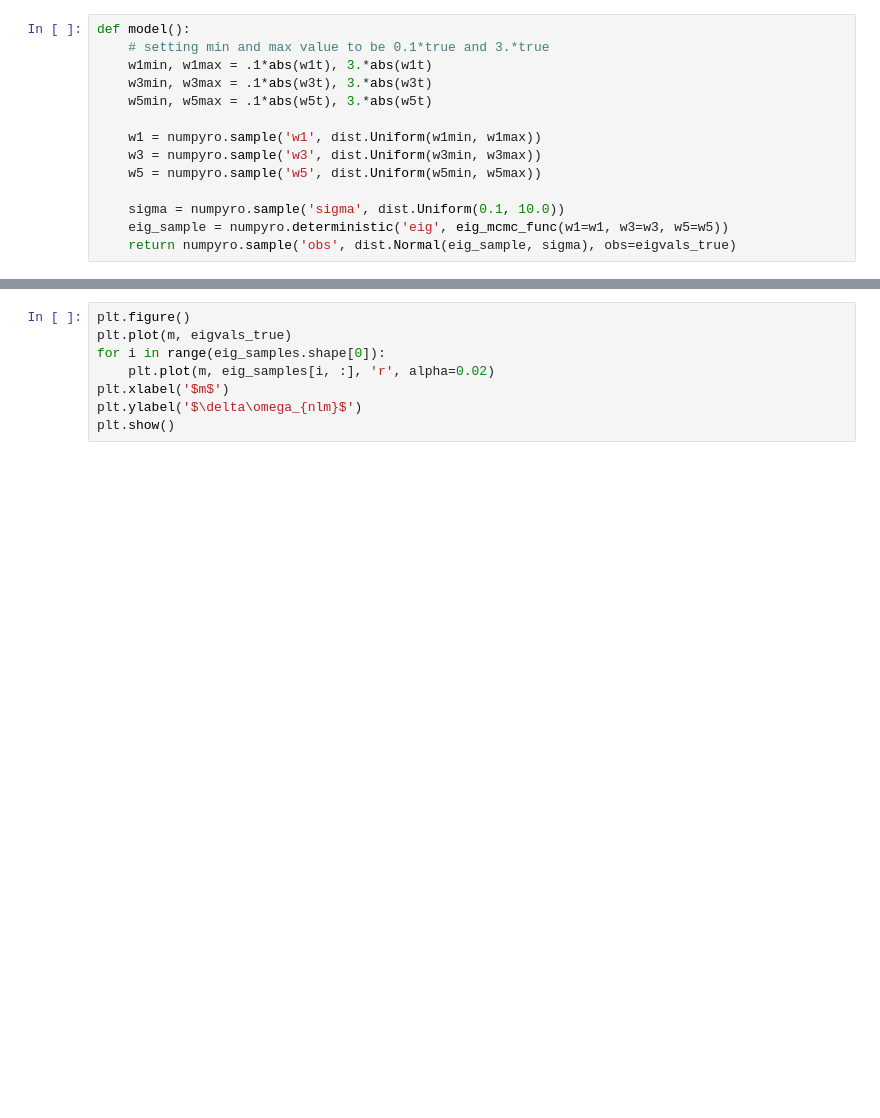
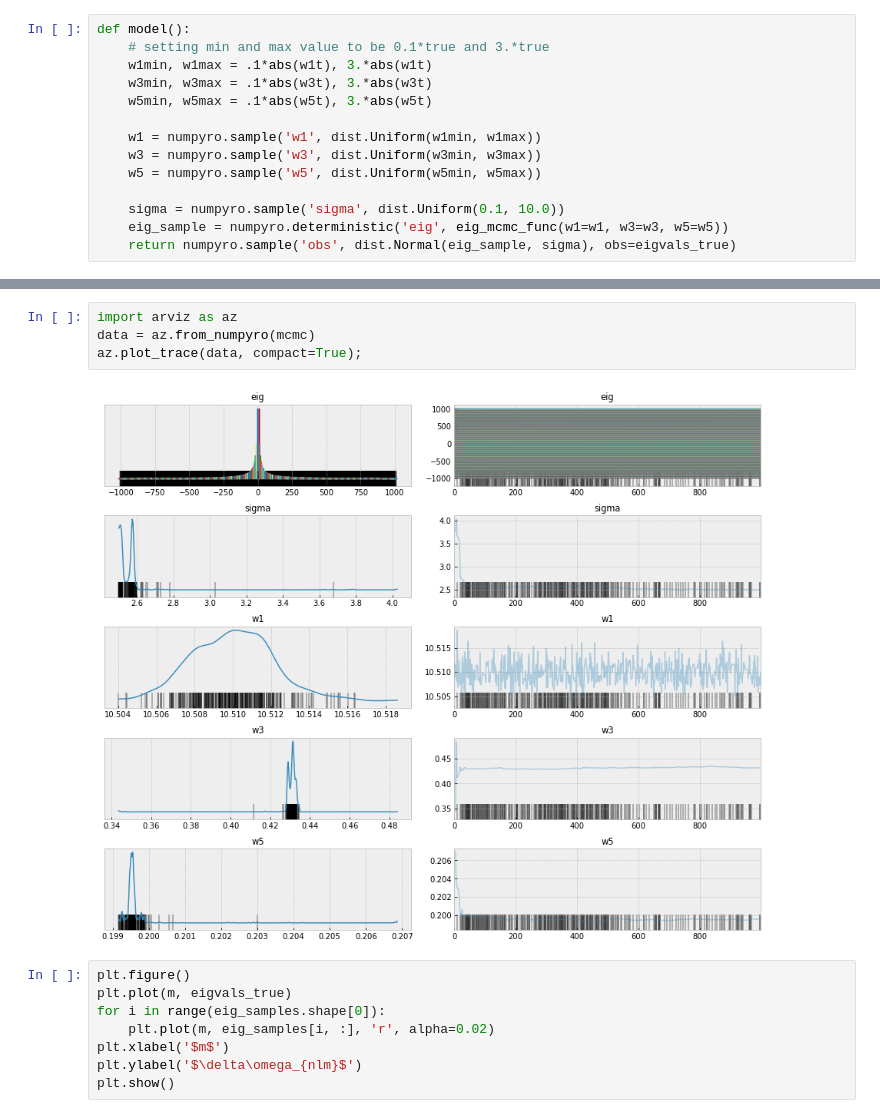
Before and after one commit to srijaniiserprinceton/qdpy-numpyro, a Jupyter notebook: notebooks/qdpy-simple.ipynb, the cells around one changed output, grey strips where cells are left out. Drawn from its saved outputs; the diff is of its cells as text; blank space fills up the shorter version.

```diff
--- a/notebooks/qdpy-simple.ipynb
+++ b/notebooks/qdpy-simple.ipynb
@@ -184,3 +184,9 @@ plt.tight_layout()
+# %%
+import arviz as az
+data = az.from_numpyro(mcmc)
+az.plot_trace(data, compact=True);
+# %% [output]
+[figure, added]
 # %%
 plt.figure()
 plt.plot(m, eigvals_true)
```
Also changed, not shown: parts of 4 cells of this notebook, 4 other files.
